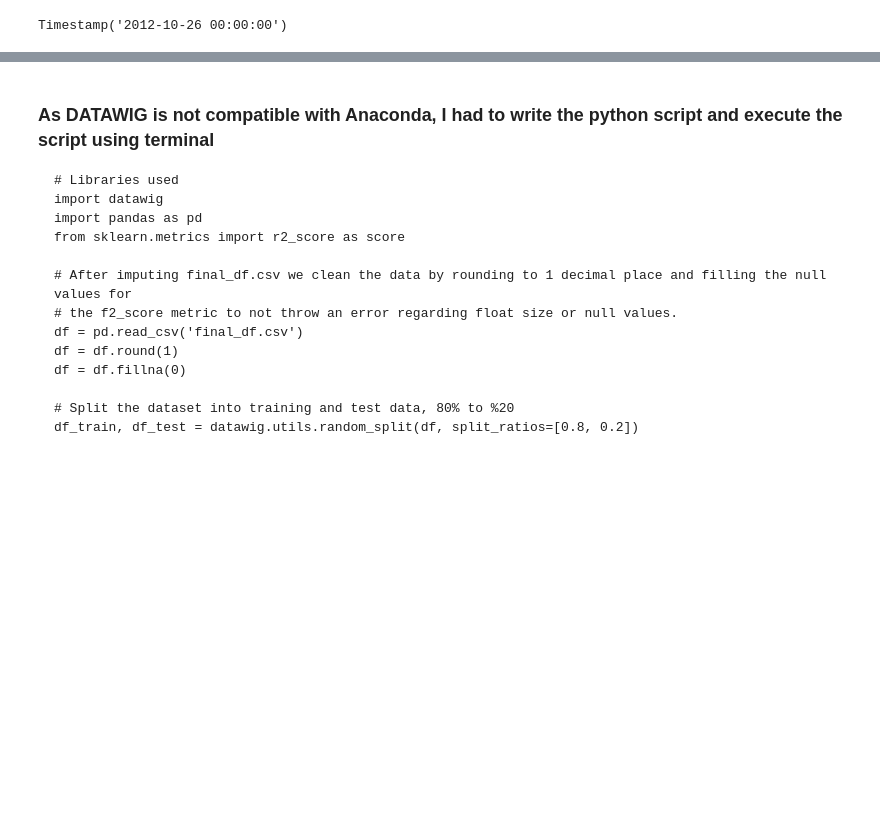
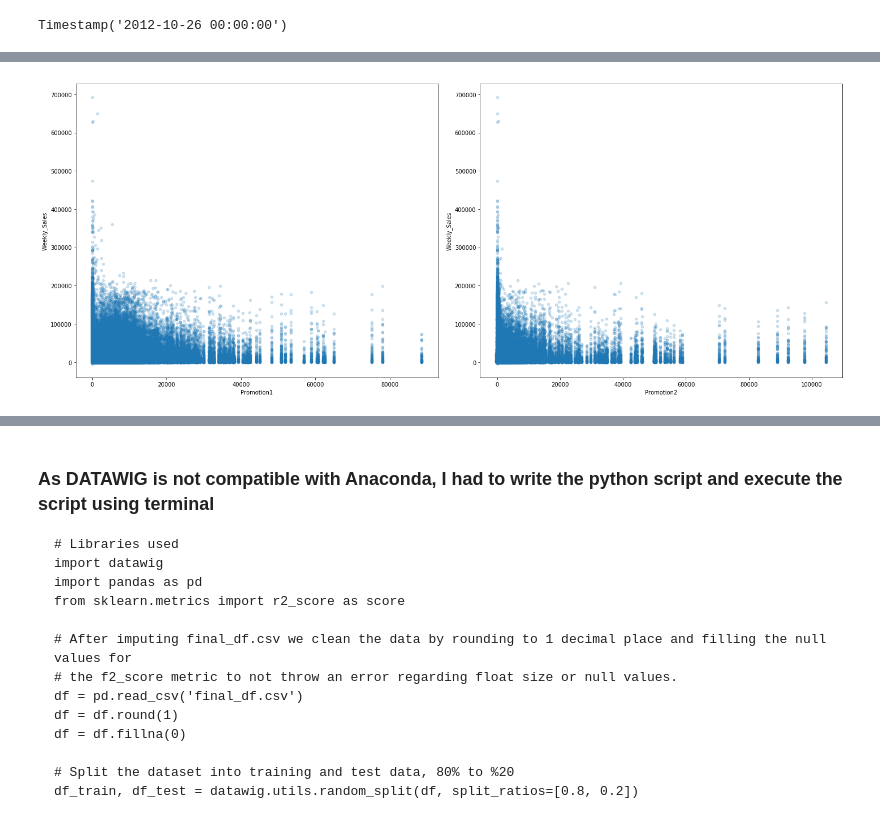
Before and after one commit to SedarOlmez94/sales-forecasting, a Jupyter notebook: Manchester_workbook.ipynb, the cells around one changed output, grey strips where cells are left out. Cells and saved outputs as stored; diff of their text form; code cells hidden in the pictures; blank space fills up the shorter version.

```diff
--- a/Manchester_workbook.ipynb
+++ b/Manchester_workbook.ipynb
@@ -388,0 +461,8 @@ Timestamp('2012-10-26 00:00:00')
+# %%
+%matplotlib inline
+fig, (ax1,ax2) = plt.subplots(1,2, figsize=(20,8))
+final_df.plot.scatter(x='Promotion1', y='Weekly_Sales', ax=ax1, alpha = 0.2)
+final_df.plot.scatter(x='Promotion2', y='Weekly_Sales', ax=ax2, alpha = 0.2)
+plt.tight_layout()
+# %% [output]
+[figure, added]
```
Also changed, not shown: parts of 24 cells of this notebook.
